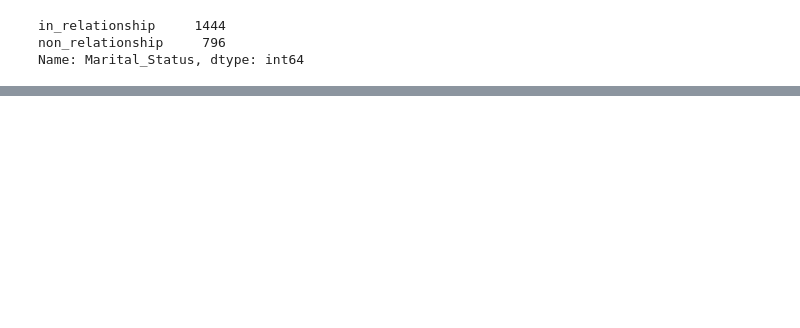
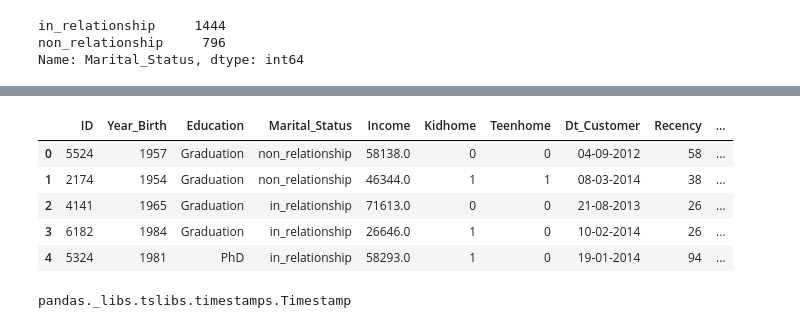
Before and after one commit to kaushik-holla/Customer_personality_analysis, a Jupyter notebook: Customer Personality Analysis.ipynb, the cells around one changed output, grey strips where cells are left out. Saved outputs shown, nothing was run; the diff lists cells and outputs as text; code cells hidden in the pictures; blank space fills up the shorter version.

```diff
--- a/Customer Personality Analysis.ipynb
+++ b/Customer Personality Analysis.ipynb
@@ -99,7 +99,7 @@ plt.show()
 No proper conclusion regarding high correlation can be made. Hence not dropping any of the columns
 # %%
 ## Combining kids into 1
-df["kids"] = df['Kidhome'] + df["Teenhome"]
+df["Kids"] = df['Kidhome'] + df["Teenhome"]
 # %%
 df.columns
 # %% [output]
@@ -134,3 +133,12 @@ df["Marital_Status"].value_counts()
 in_relationship     1444
 non_relationship     796
 Name: Marital_Status, dtype: int64
+# %%
+## Creating family size
+df["Family_Size"] = 0
+
+for i in range(len(df)):
+    if df['Marital_Status'][i] == 'in_relationship':
+        df['Family_Size'][i] = 2 + df['Kids'][i]
+    else:
+        df['Family_Size'][i] = 1 + df['Kids'][i]
@@ -136,0 +154,9 @@ Name: Marital_Status, dtype: int64
+# %%
+df.head()
+# %% [output]
+|  | ID | Year_Birth | Education | Marital_Status | Income | Kidhome | Teenhome | Dt_Customer | Recency | ... |
+| 0 | 5524 | 1957 | Graduation | non_relationship | 58138.0 | 0 | 0 | 04-09-2012 | 58 | ... |
+| 1 | 2174 | 1954 | Graduation | non_relationship | 46344.0 | 1 | 1 | 08-03-2014 | 38 | ... |
+| 2 | 4141 | 1965 | Graduation | in_relationship | 71613.0 | 0 | 0 | 21-08-2013 | 26 | ... |
+| 3 | 6182 | 1984 | Graduation | in_relationship | 26646.0 | 1 | 0 | 10-02-2014 | 26 | ... |
+| 4 | 5324 | 1981 | PhD | in_relationship | 58293.0 | 1 | 0 | 19-01-2014 | 94 | ... |
@@ -136,0 +166,4 @@ Name: Marital_Status, dtype: int64
+# %%
+type(df['Dt_Customer'][0])
+# %% [output]
+pandas._libs.tslibs.timestamps.Timestamp
```
Also changed, not shown: parts of 7 cells of this notebook.
